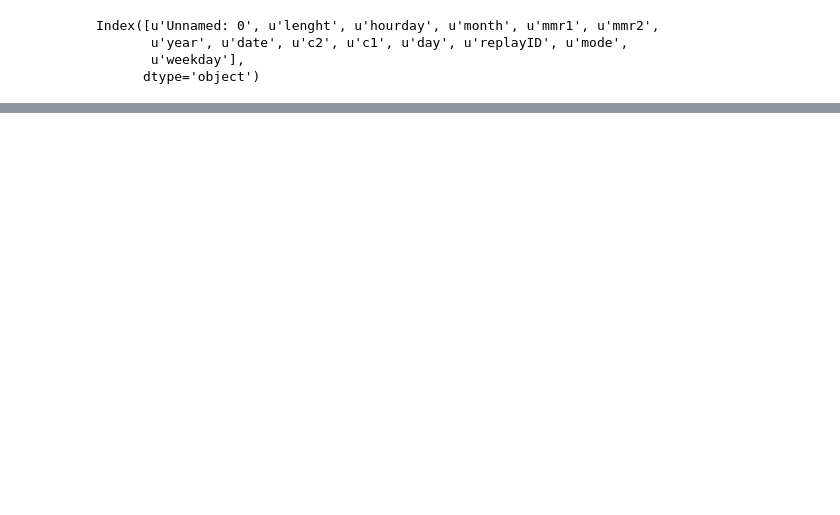
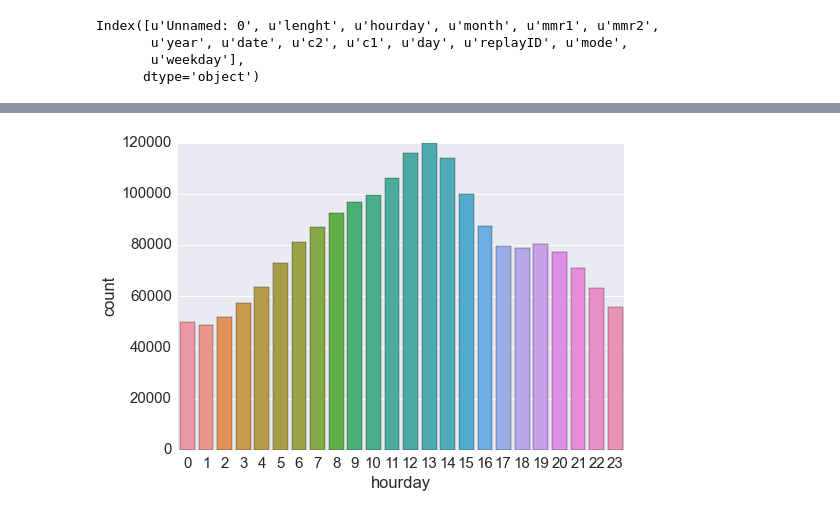
Before and after one commit to TontonTremblay/HotS, a Jupyter notebook: CleaningData.ipynb, the cells around one changed output, grey strips where cells are left out. Drawn from its saved outputs; the diff is of its cells as text; code cells hidden in the pictures; blank space fills up the shorter version.

```diff
--- a/CleaningData.ipynb
+++ b/CleaningData.ipynb
@@ -22,0 +25,5 @@ plt.show()
+# %%
+ax = sns.countplot(df.hourday,order=[i for i in range(24)])
+#This is UCT time.
+# %% [output]
+[figure, added]
```
Also changed, not shown: parts of 6 cells of this notebook, 58 other files.
